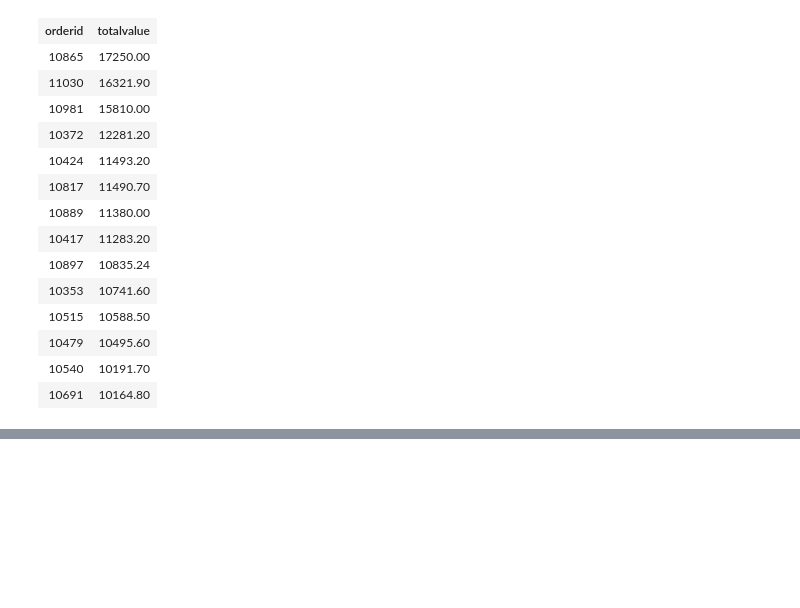
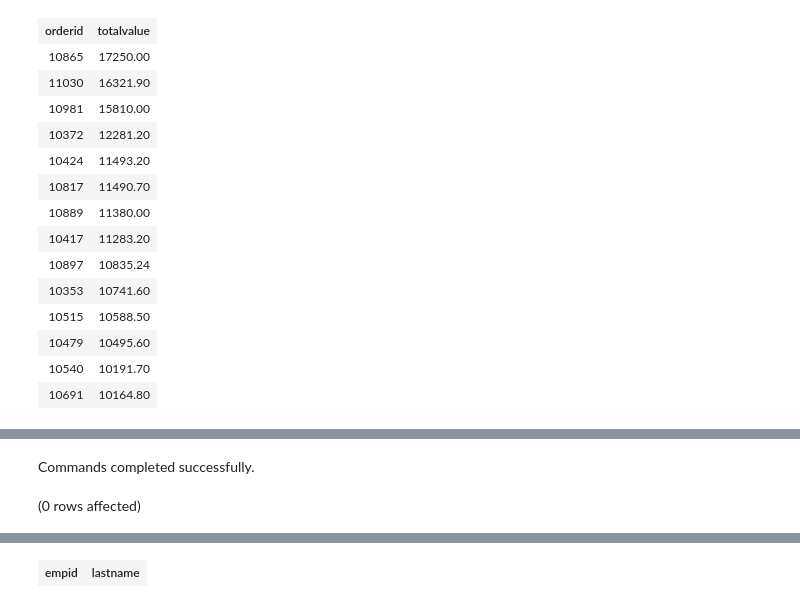
Before and after one commit to ryanmohamed/tsql_hw1, a Jupyter notebook: hw_ch2.ipynb, the cells around one changed output, grey strips where cells are left out. Cells and saved outputs as stored; diff of their text form; code cells hidden in the pictures; blank space fills up the shorter version.

```diff
--- a/hw_ch2.ipynb
+++ b/hw_ch2.ipynb
@@ -248,0 +267,11 @@ Total execution time: 00:00:00.030
+# %%
+use Northwinds2022TSQLV7
+go
+
+select EmployeeId as empid,
+    EmployeeLastName as lastname
+from HumanResources.Employee
+where LEFT(EmployeeLastName, 1) COLLATE Latin1_General_CS_AS LIKE N'[abcdefghijklmnopqrstuvwxyz]%'
+# %% [output]
+Commands completed successfully.
+(0 rows affected)
@@ -248,0 +279 @@ Total execution time: 00:00:00.030
+| empid | lastname |
```
Also changed, not shown: parts of 2 cells of this notebook.
